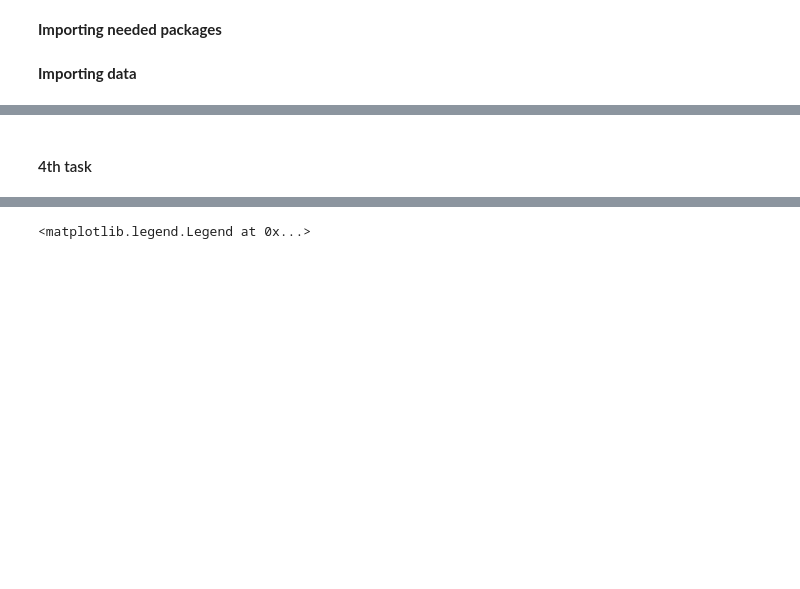
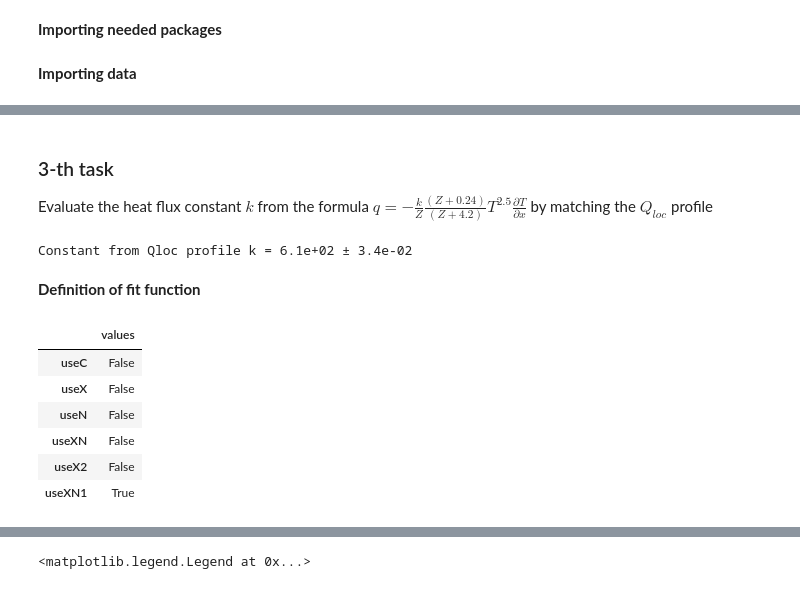
Before and after one commit to Lexmidan/arameic-mishmash, a Jupyter notebook: Bachelor/Fit tasks/1911_6-th_task_completed.ipynb, the cells around one changed output, grey strips where cells are left out. Saved outputs shown, nothing was run; the diff lists cells and outputs as text; code cells hidden in the pictures; blank space fills up the shorter version.

Commit message:
Completed VKT/DOV and Bachelor/6th task

```diff
--- a/Bachelor/Fit tasks/Qimpact-Notebook.ipynb
+++ b/Bachelor/Fit tasks/1911_6-th_task_completed.ipynb
@@ -9,3 +11,14 @@
+# %%
+N=4         #Number of domains
+fitoption=6 #Choose one of the options of fitting:
+            #1 - fitting with constant argument alphaC
+            #2 - fitting with monomic alphaC
+            #3 - constant alphaN
+            #4 - monomic alphaN
+            #5 - strange
+            #6 - even stranger
+xmin = -1   #Set range of interest
+xmax = 1
 # %% [markdown]
 **Importing needed packages**
 # %%
@@ -145,27 +103,64 @@ Constant from Qloc profile k = 6.1e+02 ± 3.4e-02
-# %% [markdown]
-#### 4th task
+# %% [markdown]
+### 3-th task
+Evaluate the heat flux constant $k$ from the formula $q = -\frac{k}{Z} \frac{(Z + 0.24)}{ (Z + 4.2)} T^{2.5}\frac{\partial T}{\partial x}$ by matching the $Q_{loc}$ profile
+# %%
+#calculating Te gradient
+gradTe=np.gradient(Te, xref)
+#!!! 3-th task
+def fitQloc(X, k):
+    #fit function for Qloc profile
+    Z, T, gradT = X
+    q = -(k/Z)*((Z+0.24)/(Z+4.2))*T**2.5*gradT
+    return q
+par3, cov3 = curve_fit(fitQloc, (Zbar, Te, gradTe), Qloc,  maxfev = 1000)
+standev3=np.sqrt(np.diag(cov3))
+kQSH = par3[0]
+print(f'Constant from Qloc profile k = {par3[0]:.1e} ± {standev3[0]:.1e}')
+# %% [output]
+Constant from Qloc profile k = 6.1e+02 ± 3.4e-02
+# %% [markdown]
+**Definition of fit function**
 # %%
+opts=pd.DataFrame(index=pd.Index(['useC','useX','useN','useXN','useX2','useXN1']))
+opts['values']=np.full(6, True)
+if fitoption in range(7):
+    opts.iloc[:]=False
+    opts.iloc[fitoption-1]=True
+else:
+    print(f'Unknown option {fitoption}')
+    opts['useC']=True
+
+
 def fitQimpact(X, alpha0, alpha1, alpha2, alpha3, alpha4):
     #fit function for Qloc profile
     x, Z, T, gradT = X
-    if (useC):
+    if (opts.loc['useC'][0]):
         q = -(alpha0 * kQSH / Z) * ((Z + 0.24) / (Z + 4.2)) * T**2.5 * gradT
     else:
-        if (useX):
+        if (opts.loc['useX'][0]):
             q = ( -((alpha0 + alpha1 * x) * kQSH / Z) * ((Z + 0.24)/(Z+4.2)) *T**2.5 * gradT )
         else:
-            if (useN):
+            if (opts.loc['useN'][0]):
                 q = ( -(alpha0 * kQSH / Z) * ((Z + 0.24) / (Z + 4.2)) *T**(2.5 * 1.0 / (1.0 + np.exp(alpha3))) * gradT )
             else:
-                if (useXN):
+                if (opts.loc['useXN'][0]):
                     q = ( -((alpha0 + alpha1 * x) * kQSH / Z) * ((Z + 0.24) / (Z + 4.2))* T**(2.5 * 1.0 / (1.0 + np.exp(alpha3))) * gradT )
                 else:
-                    if (useX2):
+                    if (opts.loc['useX2'][0]):
                         q = ( -((alpha0 + alpha1 * x + alpha2 * x * x) * kQSH / Z) *((Z + 0.24) / (Z + 4.2)) * T**2.5 * gradT )
                     else:
-                        if (useXN1):
+                        if (opts.loc['useXN1'][0]):
                             q = ( -((alpha0 + alpha1 * x) * kQSH / Z) * ((Z + 0.24) / (Z + 4.2)) *\
                                  T**(2.5 * 1.0 / (1.0 + np.exp(alpha3 + alpha4 * x))) * gradT )
                         else:
                             print("Unknown loss function")
     return q
+opts
+# %% [output]
+|  | values |
+| useC | False |
+| useX | False |
+| useN | False |
+| useXN | False |
+| useX2 | False |
+| useXN1 | True |
```
Also changed, not shown: parts of 25 cells of this notebook, 22 other files.
